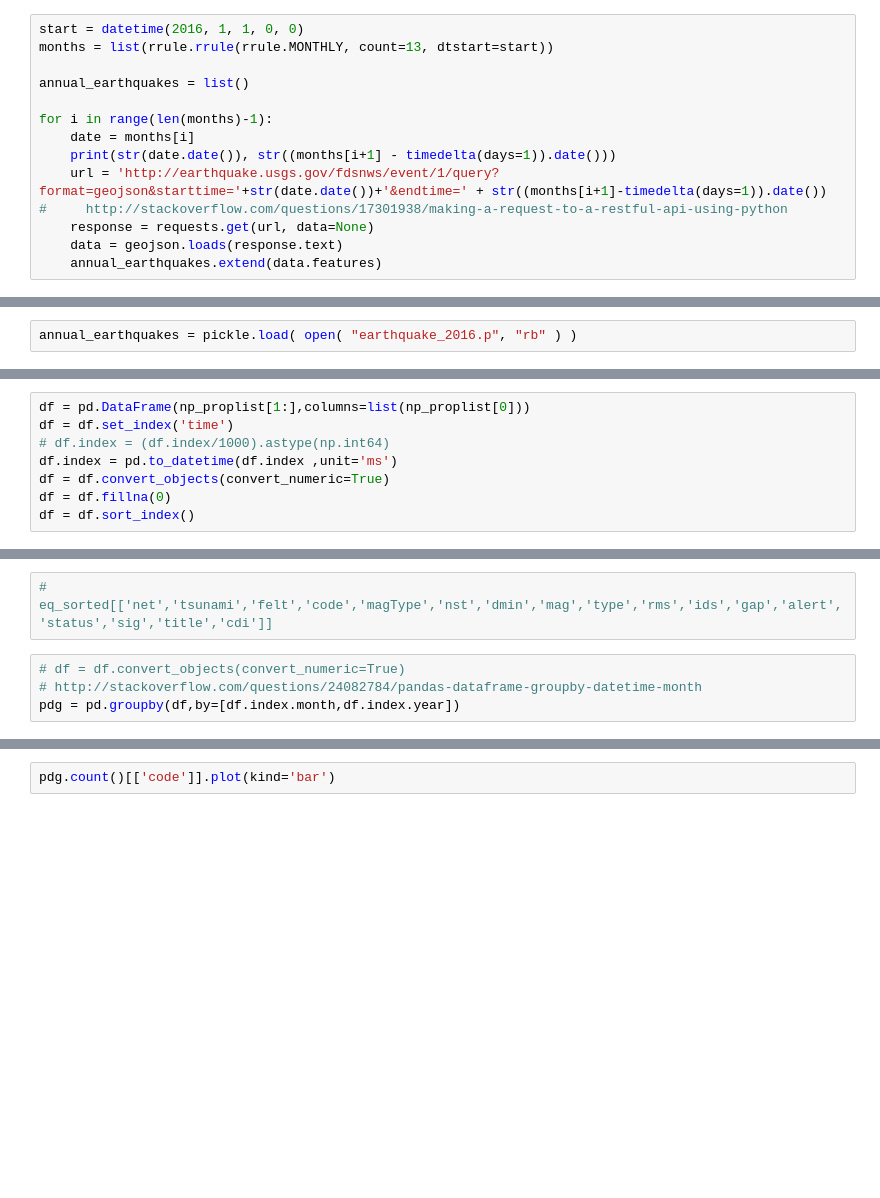
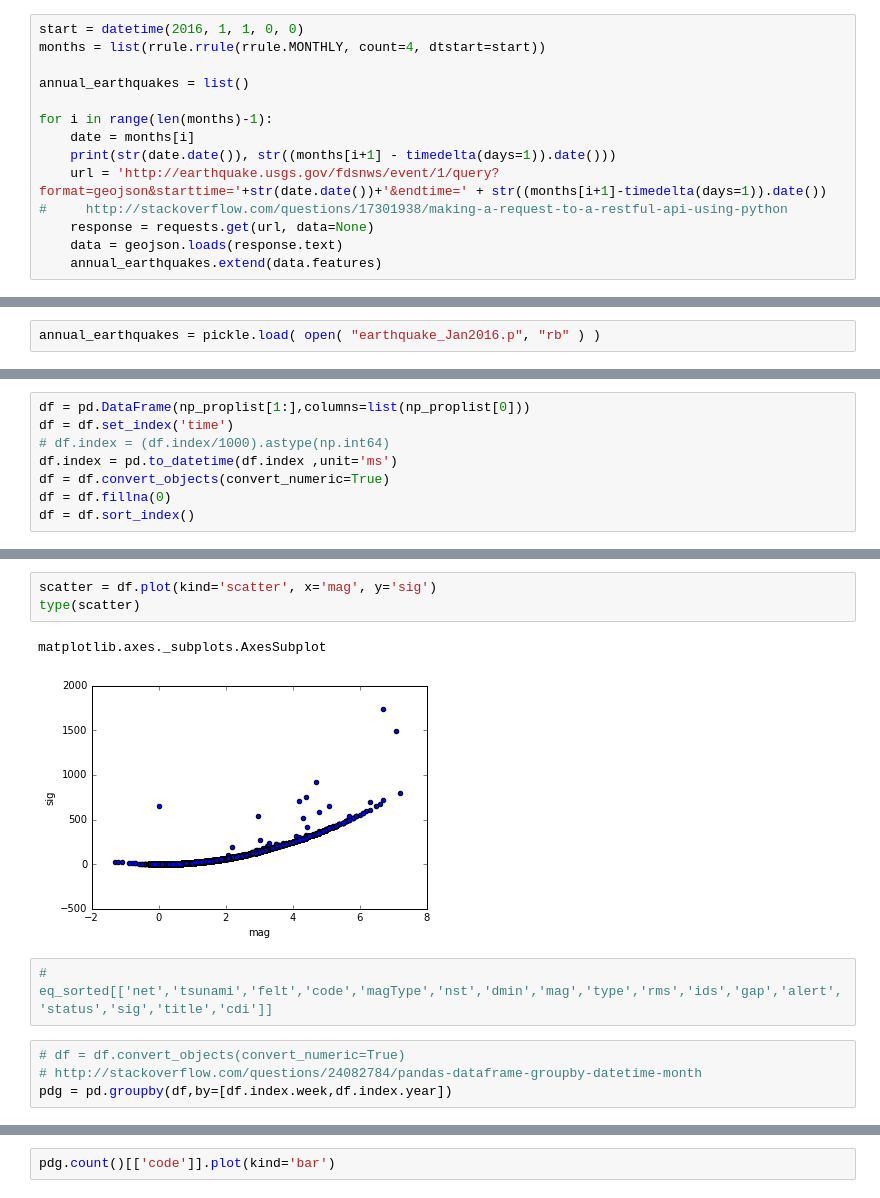
Before and after one commit to nilavghosh/EarthQuakeAnalysis, a Jupyter notebook: Earthquake_Data.ipynb, the cells around one changed output, grey strips where cells are left out. Cells and saved outputs as stored; diff of their text form; blank space fills up the shorter version.

Commit message:
Unit Tests and Mag vs Sig chart

```diff
--- a/Earthquake_Data.ipynb
+++ b/Earthquake_Data.ipynb
@@ -59,7 +60,7 @@ data = geojson.loads(response.text)
 JSONDecodeError: Expecting value: line 1 column 1 (char 0)
 # %%
 start = datetime(2016, 1, 1, 0, 0)
-months = list(rrule.rrule(rrule.MONTHLY, count=13, dtstart=start))
+months = list(rrule.rrule(rrule.MONTHLY, count=4, dtstart=start))
 
 annual_earthquakes = list()
 
@@ -159,5 +137,5 @@ np_proplist = np.array(proplist).astype(np.str)
 # #     np.savetxt(f,x,fmt='%.5f')
 np.savetxt('earthquake.tsv', np_proplist, delimiter="\t", fmt='%s')
 # %%
-annual_earthquakes = pickle.load( open( "earthquake_2016.p", "rb" ) )
+annual_earthquakes = pickle.load( open( "earthquake_Jan2016.p", "rb" ) )
 # %%
@@ -188,6 +225,12 @@ df = df.sort_index()
+# %%
+scatter = df.plot(kind='scatter', x='mag', y='sig')
+type(scatter)
+# %% [output]
+matplotlib.axes._subplots.AxesSubplot
+[figure, added]
 # %%
 # eq_sorted[['net','tsunami','felt','code','magType','nst','dmin','mag','type','rms','ids','gap','alert','status','sig','title','cdi']]
 # %%
 # df = df.convert_objects(convert_numeric=True)
 # http://stackoverflow.com/questions/24082784/pandas-dataframe-groupby-datetime-month
-pdg = pd.groupby(df,by=[df.index.month,df.index.year])
+pdg = pd.groupby(df,by=[df.index.week,df.index.year])
```
Also changed, not shown: parts of 17 cells of this notebook, 5 other files.
